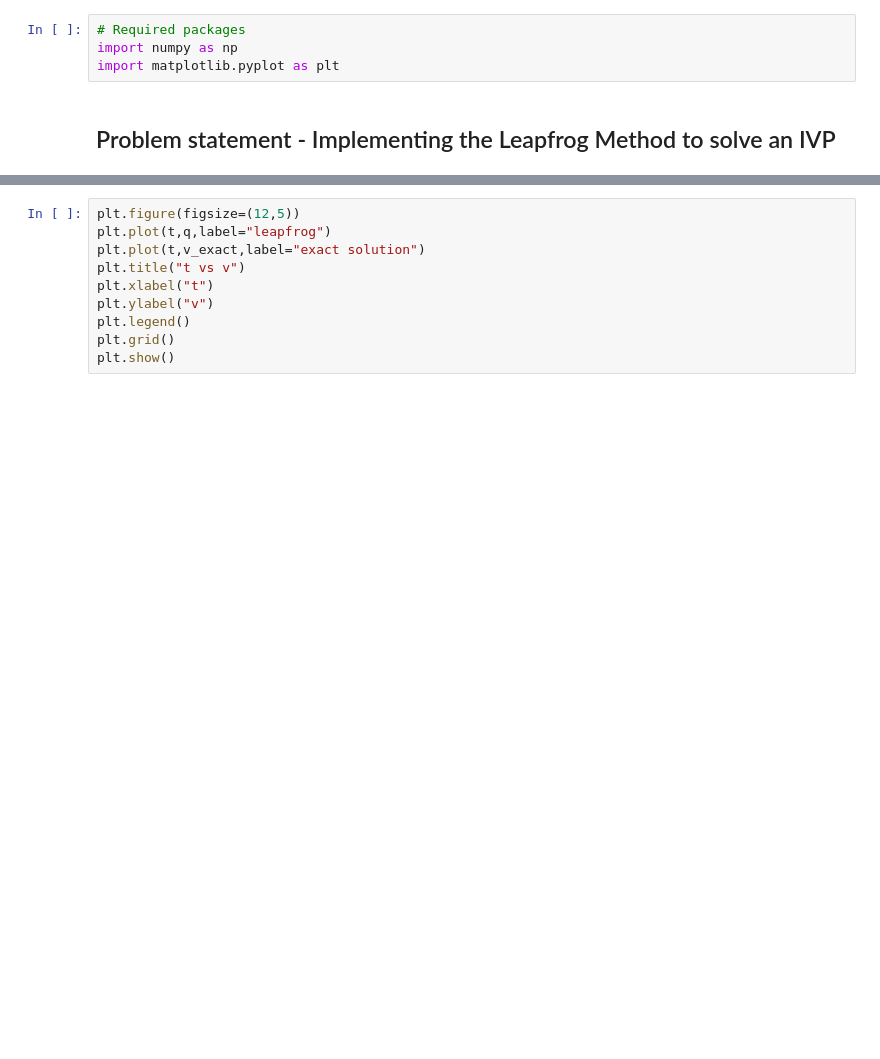
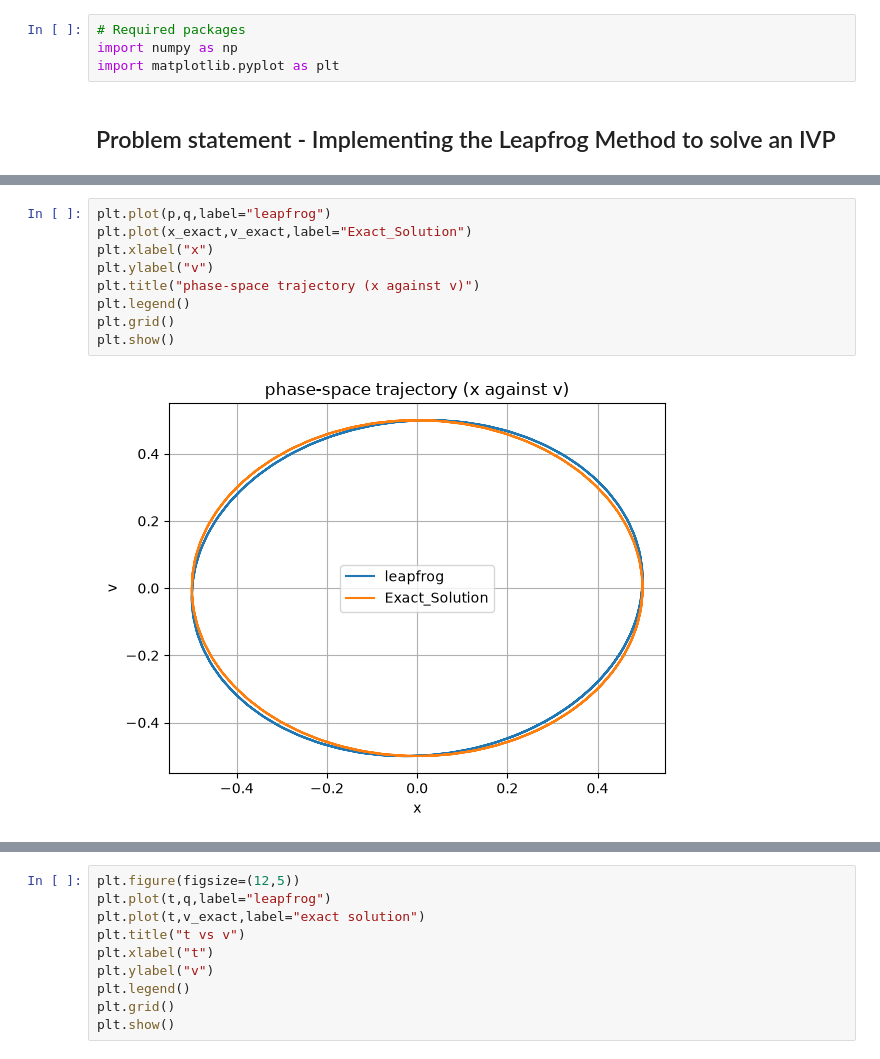
Before and after one commit to Aathi2165/AE801_2026, a Jupyter notebook: numode_ivp/Atharva_ODE_IVP.ipynb, the cells around one changed output, grey strips where cells are left out. Cells and saved outputs as stored; diff of their text form; blank space fills up the shorter version.

```diff
--- a/numode_ivp/Atharva_ODE_IVP.ipynb
+++ b/numode_ivp/Atharva_ODE_IVP.ipynb
@@ -62 +65,12 @@ plt.show()
+# %%
+plt.plot(p,q,label="leapfrog")
+plt.plot(x_exact,v_exact,label="Exact_Solution")
+plt.xlabel("x")
+plt.ylabel("v")
+plt.title("phase-space trajectory (x against v)")
+plt.legend()
+plt.grid()
+plt.show()
+# %% [output]
+[figure, added]
 # %%
```
Also changed, not shown: parts of 7 cells of this notebook.
